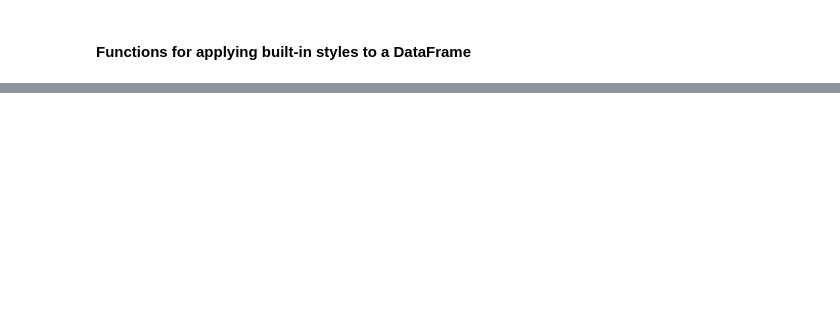
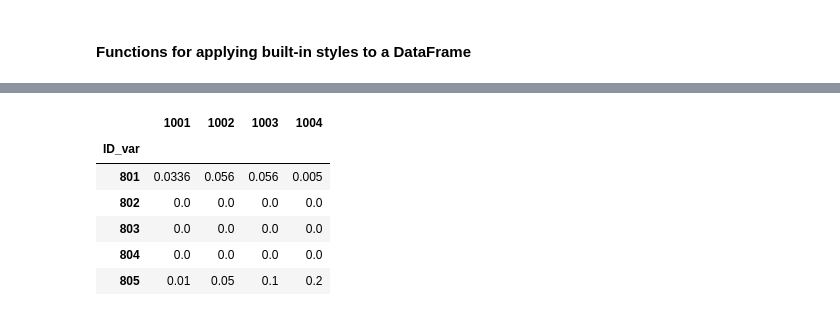
Before and after one commit to jlandgre/Python_util_openpyxl, a Jupyter notebook: Excel Output Mockup.ipynb, the cells around one changed output, grey strips where cells are left out. Saved outputs shown, nothing was run; the diff lists cells and outputs as text; code cells hidden in the pictures; blank space fills up the shorter version.

```diff
--- a/Excel Output Mockup.ipynb
+++ b/Excel Output Mockup.ipynb
@@ -580,0 +687,10 @@ if True:
+# %%
+dfTable1.round(4).applymap(str)
+# %% [output]
+|  | 1001 | 1002 | 1003 | 1004 |
+| ID_var |  |  |  |  |
+| 801 | 0.0336 | 0.056 | 0.056 | 0.005 |
+| 802 | 0.0 | 0.0 | 0.0 | 0.0 |
+| 803 | 0.0 | 0.0 | 0.0 | 0.0 |
+| 804 | 0.0 | 0.0 | 0.0 | 0.0 |
+| 805 | 0.01 | 0.05 | 0.1 | 0.2 |
```
Also changed, not shown: parts of 14 cells of this notebook, 3 other files.
